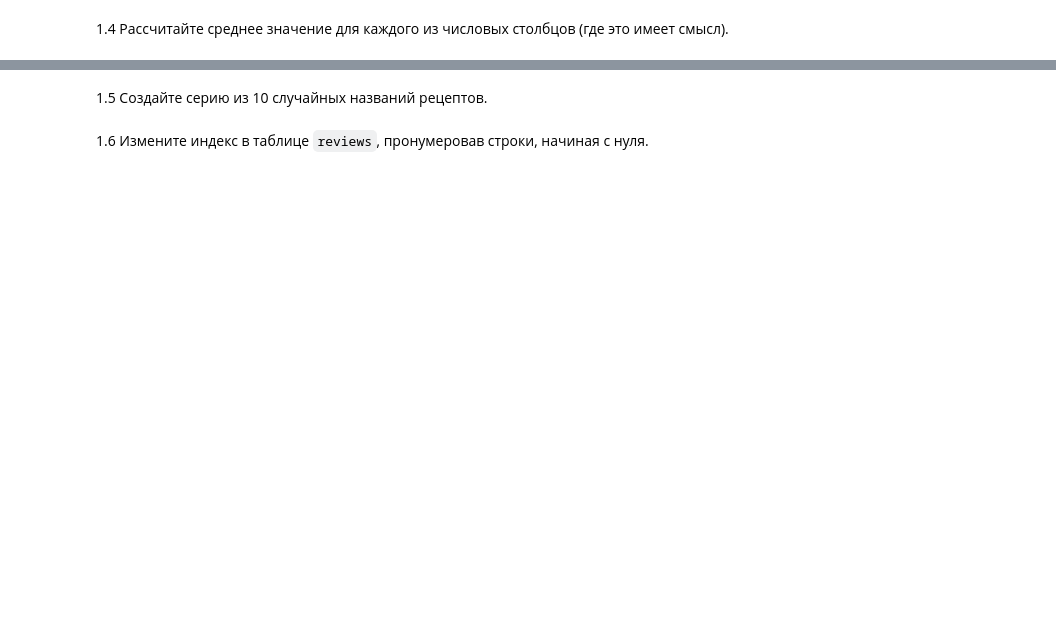
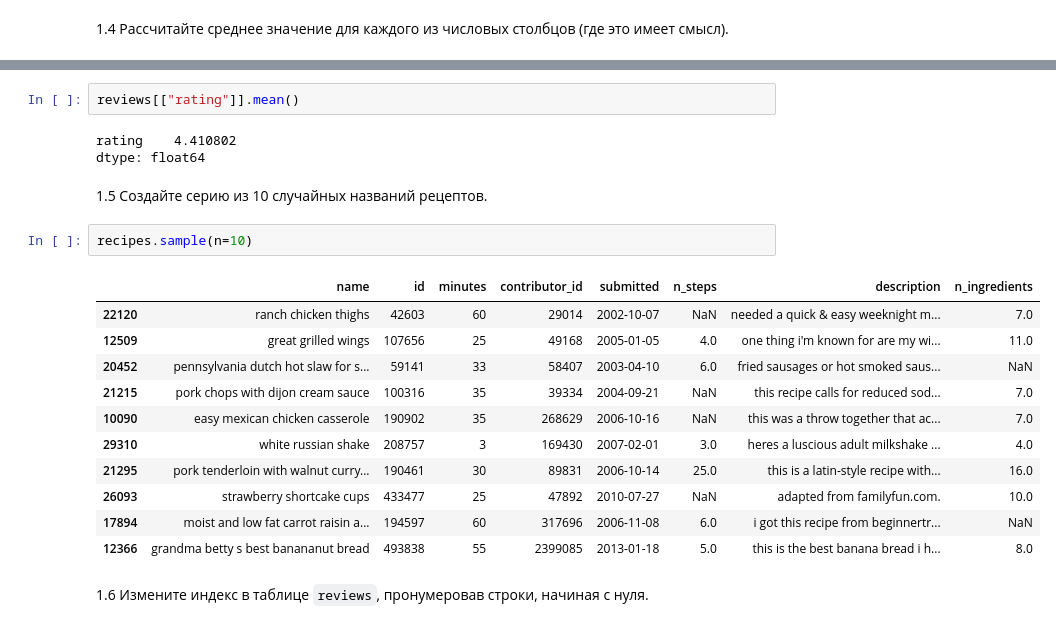
Before and after one commit to Cat-in-box/FA, a Jupyter notebook: 3 курс/ТОБД/Lab2/02_pandas.ipynb, the cells around one changed output, grey strips where cells are left out. Cells and saved outputs as stored; diff of their text form; blank space fills up the shorter version.

```diff
--- a/3 курс/ТОБД/Lab2/02_pandas.ipynb
+++ b/3 курс/ТОБД/Lab2/02_pandas.ipynb
@@ -194,4 +217,23 @@ dtype: object
+# %%
+reviews[["rating"]].mean()
+# %% [output]
+rating    4.410802
+dtype: float64
 # %% [markdown]
 1.5 Создайте серию из 10 случайных названий рецептов.
+# %%
+recipes.sample(n=10)
+# %% [output]
+|  | name | id | minutes | contributor_id | submitted | n_steps | description | n_ingredients |
+| 22120 | ranch chicken thighs | 42603 | 60 | 29014 | 2002-10-07 | NaN | needed a quick & easy weeknight m... | 7.0 |
+| 12509 | great grilled wings | 107656 | 25 | 49168 | 2005-01-05 | 4.0 | one thing i'm known for are my wi... | 11.0 |
+| 20452 | pennsylvania dutch hot slaw for s... | 59141 | 33 | 58407 | 2003-04-10 | 6.0 | fried sausages or hot smoked saus... | NaN |
+| 21215 | pork chops with dijon cream sauce | 100316 | 35 | 39334 | 2004-09-21 | NaN | this recipe calls for reduced sod... | 7.0 |
+| 10090 | easy mexican chicken casserole | 190902 | 35 | 268629 | 2006-10-16 | NaN | this was a throw together that ac... | 7.0 |
+| 29310 | white russian shake | 208757 | 3 | 169430 | 2007-02-01 | 3.0 | heres a luscious adult milkshake ... | 4.0 |
+| 21295 | pork tenderloin with walnut curry... | 190461 | 30 | 89831 | 2006-10-14 | 25.0 | this is a latin-style recipe with... | 16.0 |
+| 26093 | strawberry shortcake cups | 433477 | 25 | 47892 | 2010-07-27 | NaN | adapted from familyfun.com. | 10.0 |
+| 17894 | moist and low fat carrot raisin a... | 194597 | 60 | 317696 | 2006-11-08 | 6.0 | i got this recipe from beginnertr... | NaN |
+| 12366 | grandma betty s best banananut bread | 493838 | 55 | 2399085 | 2013-01-18 | 5.0 | this is the best banana bread i h... | 8.0 |
 # %% [markdown]
 1.6 Измените индекс в таблице `reviews`, пронумеровав строки, начиная с нуля.
```
Also changed, not shown: parts of 5 cells of this notebook.
